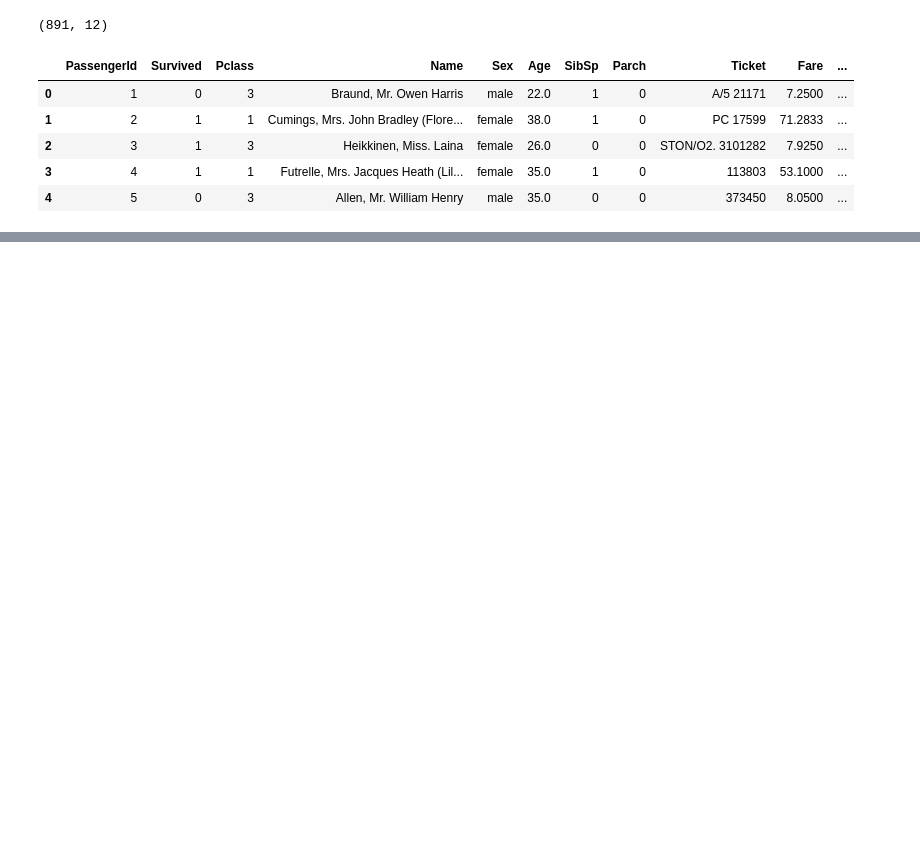
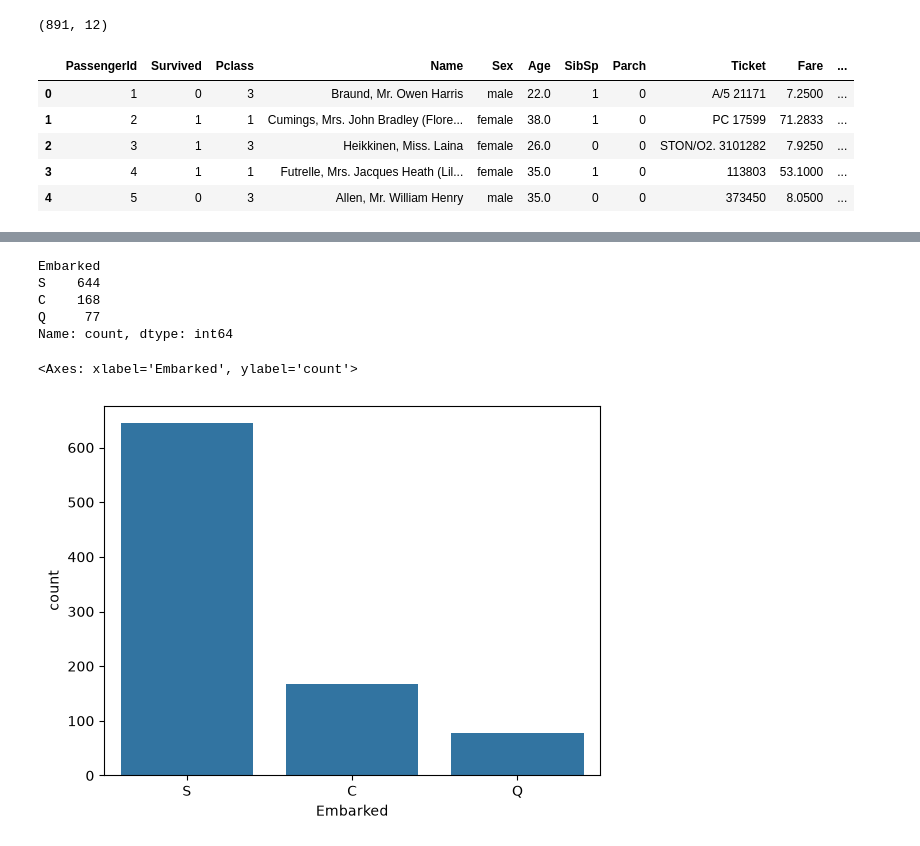
Before and after one commit to tushar110302/machine-learning, a Jupyter notebook: 06_eda_univariate/univariate_analysis.ipynb, the cells around one changed output, grey strips where cells are left out. Drawn from its saved outputs; the diff is of its cells as text; code cells hidden in the pictures; blank space fills up the shorter version.

```diff
--- a/06_eda_univariate/univariate_analysis.ipynb
+++ b/06_eda_univariate/univariate_analysis.ipynb
@@ -15,0 +31,11 @@ df.head()
+# %%
+print(df['Embarked'].value_counts())
+sns.countplot(x=df['Embarked'])
+# %% [output]
+Embarked
+S    644
+C    168
+Q     77
+Name: count, dtype: int64
+<Axes: xlabel='Embarked', ylabel='count'>
+[figure, added]
```
Also changed, not shown: parts of 14 cells of this notebook.
